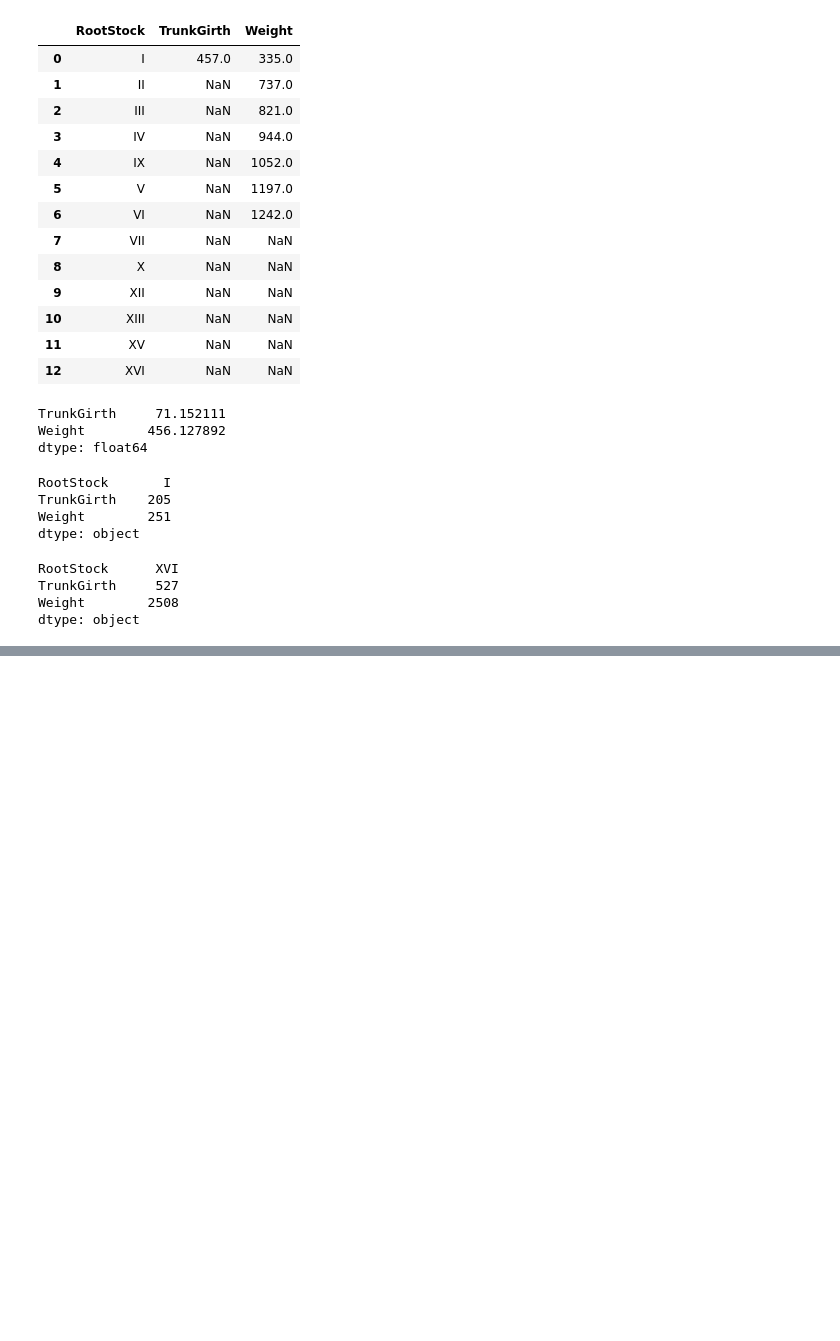
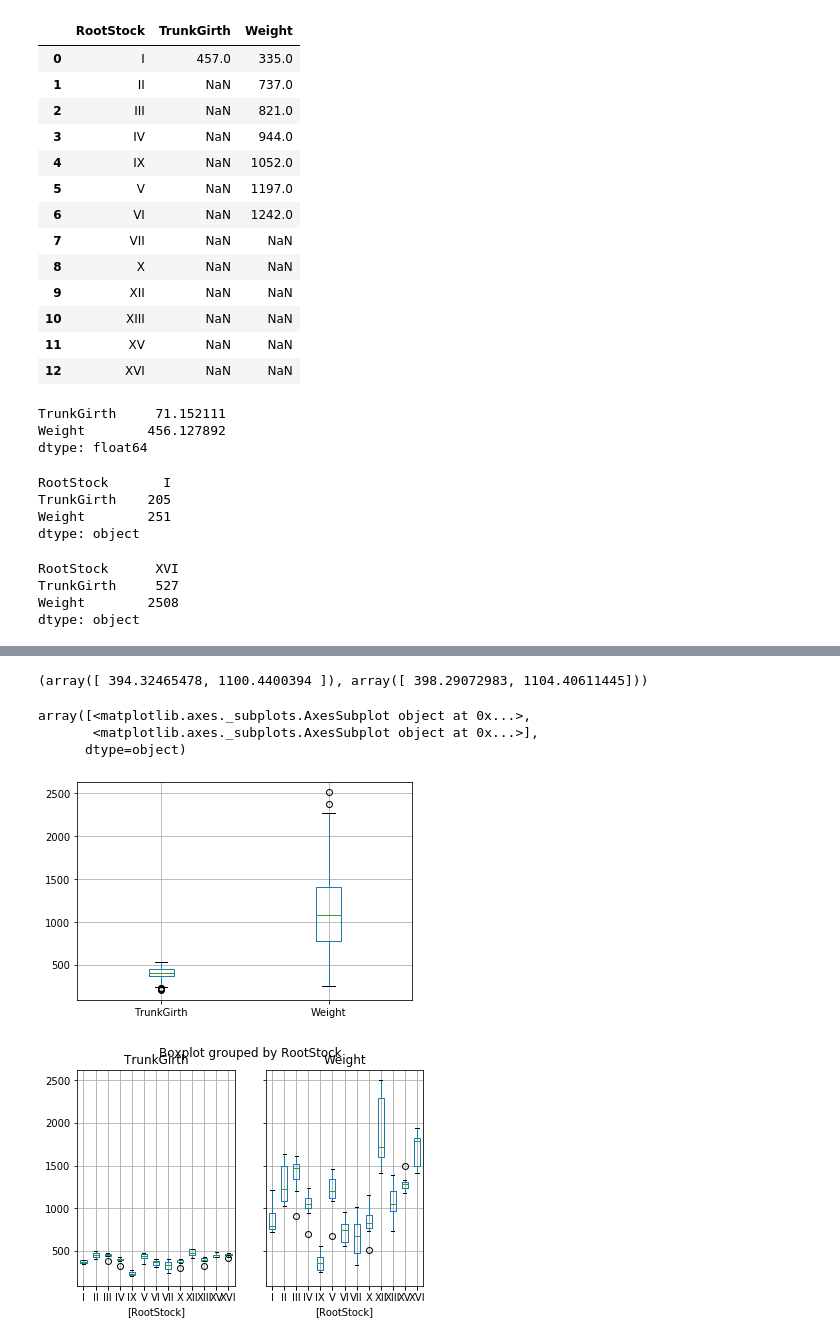
Before and after one commit to alexrblohm/py_learn, a Jupyter notebook: notebooks/5UnivariateStats.ipynb, the cells around one changed output, grey strips where cells are left out. Cells and saved outputs as stored; diff of their text form; code cells hidden in the pictures; blank space fills up the shorter version.

```diff
--- a/notebooks/5UnivariateStats.ipynb
+++ b/notebooks/5UnivariateStats.ipynb
@@ -90,0 +110,15 @@ SyntaxError: invalid syntax (<ipython-input-65-ed20f024077f>, line 1)
+# %%
+#CI
+st.t.interval(.95,len(tree),loc=np.mean(tree))
+# %% [output]
+(array([ 394.32465478, 1100.4400394 ]), array([ 398.29072983, 1104.40611445]))
+# %%
+#Boxplots
+tree.boxplot()
+tree.boxplot(by='RootStock')
+# %% [output]
+array([<matplotlib.axes._subplots.AxesSubplot object at 0x...>,
+       <matplotlib.axes._subplots.AxesSubplot object at 0x...>],
+      dtype=object)
+[figure, added]
+[figure, added]
```
Also changed, not shown: parts of 7 cells of this notebook.
